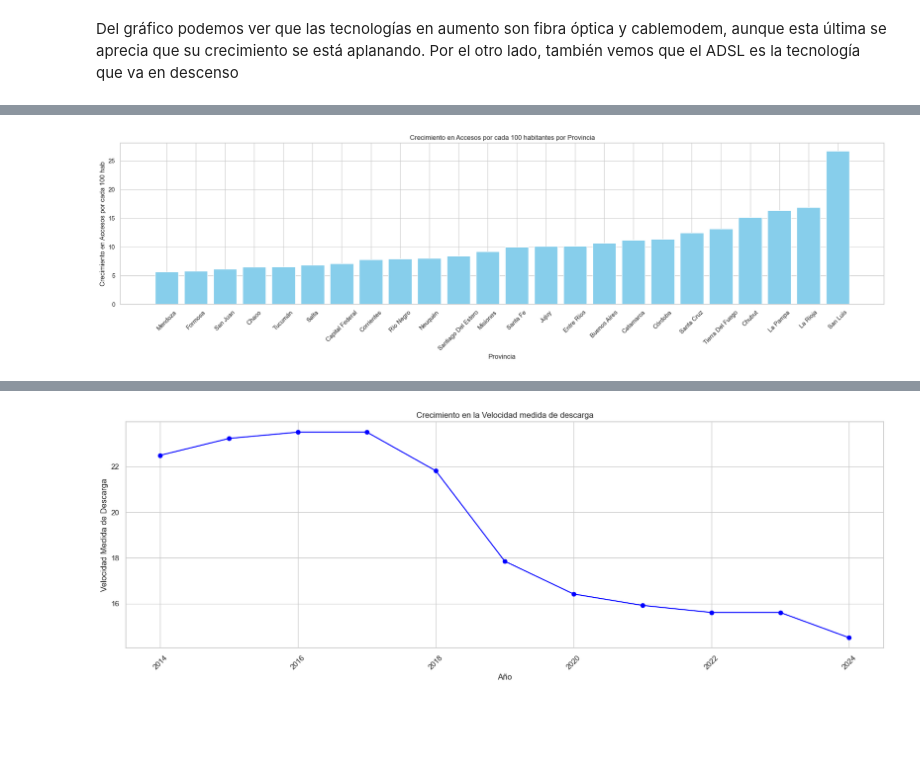
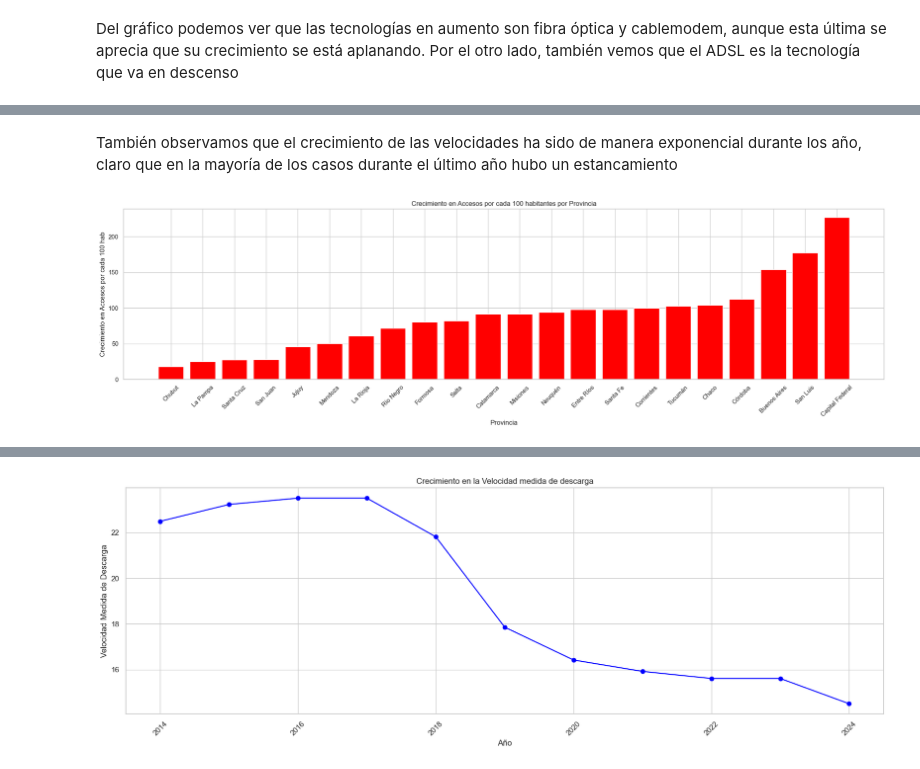
Before and after one commit to DedesF/Proyecto_2, a Jupyter notebook: Analisis/EDA.ipynb, the cells around one changed output, grey strips where cells are left out. Saved outputs shown, nothing was run; the diff lists cells and outputs as text; code cells hidden in the pictures; blank space fills up the shorter version.

```diff
--- a/Analisis/EDA.ipynb
+++ b/Analisis/EDA.ipynb
@@ -66,0 +113,3 @@ plt.tight_layout()  # Ajusta el gráfico para evitar solapamiento
+# %%
+# También podemos verlo por provincia
+df_int_mbpsprov_grouped = df_int_tfij.groupby(['Año', 'Provincia'])['Mbps (Media de bajada)'].mean().reset_index()
@@ -67,15 +130,18 @@ plt.tight_layout()  # Ajusta el gráfico para evitar solapamiento
+# %% [markdown]
+También observamos que el crecimiento de las velocidades ha sido de manera exponencial durante los año, claro que en la mayoría de los casos durante el último año hubo un estancamiento
 # %%
-crecimiento = penpob_grouped.groupby('Provincia')['Accesos por cada 100 hab'].agg(lambda x: x.max() - x.min()).reset_index()
-crecimiento.columns = ['Provincia', 'Crecimiento']
-crecimiento.sort_values('Crecimiento', ascending=True, inplace=True)
+#Podemos analizar cuánto a crecido la velocidad en las diferentes provincias y en qué provincias ha tenido un mayor salto
+crecimiento_vel = df_int_mbpsprov_grouped.groupby('Provincia')['Mbps (Media de bajada)'].agg(lambda x: x.max() - x.min()).reset_index()
+crecimiento_vel.columns = ['Provincia', 'Crecimiento']
+crecimiento_vel.sort_values('Crecimiento', ascending=True, inplace=True)
 # %%
 plt.figure(figsize=(20, 6))
-plt.bar(crecimiento['Provincia'], crecimiento['Crecimiento'], color='skyblue')
+plt.bar(crecimiento_vel['Provincia'], crecimiento_vel['Crecimiento'], color='red')
 plt.xlabel('Provincia')
 plt.ylabel('Crecimiento en Accesos por cada 100 hab')
 plt.title('Crecimiento en Accesos por cada 100 habitantes por Provincia')
 plt.xticks(rotation=45)
 plt.tight_layout()
 plt.show()
 # %% [output]
-[figure, old version]
+[figure, new version]
```
Also changed, not shown: parts of 31 cells of this notebook.
